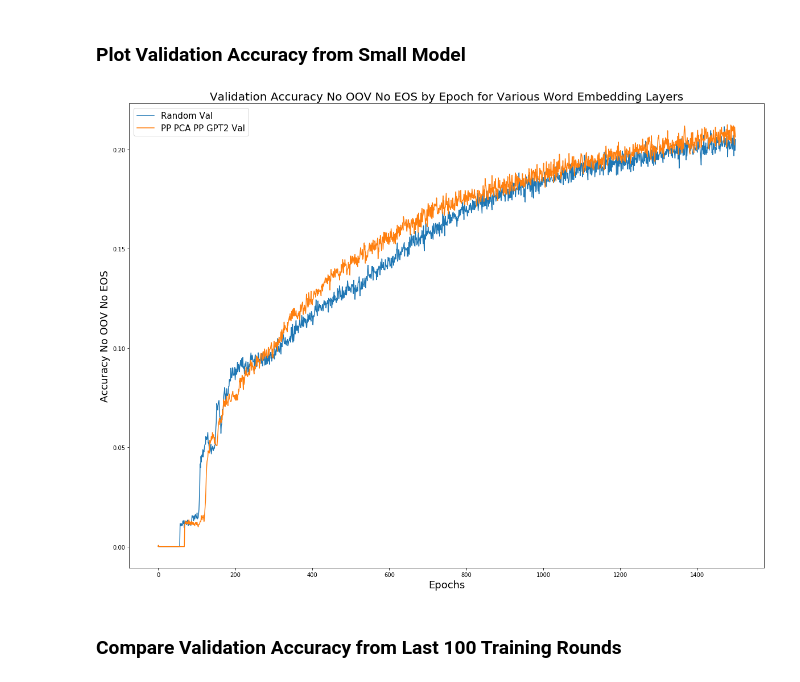
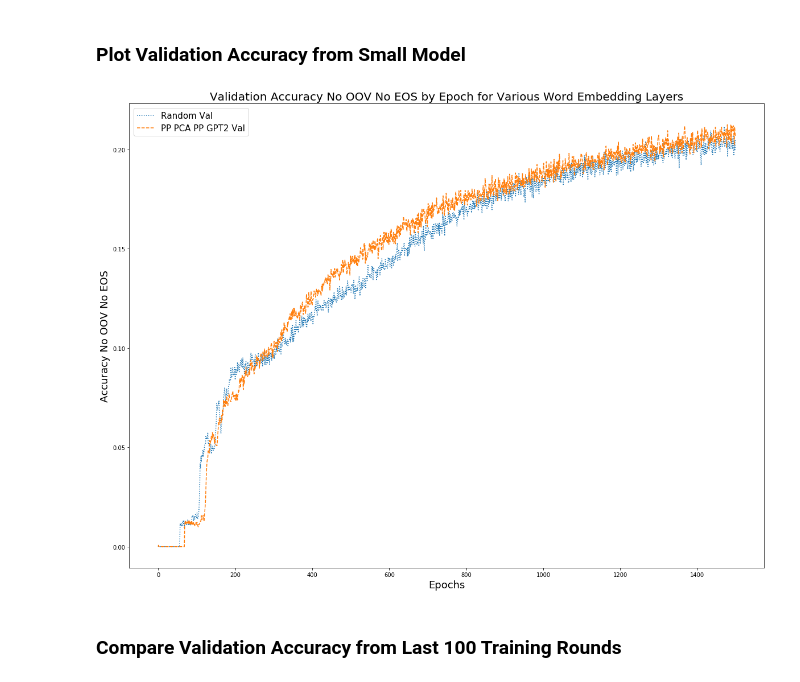
Before and after one commit to federated-learning-experiments/fl-text-models, a Jupyter notebook: notebooks/compare_embedding_layers_adaptive_federated_optimization_baseline.ipynb, the cells around one changed output. Saved outputs shown, nothing was run; the diff lists cells and outputs as text; code cells hidden in the pictures.

Commit message:
add colorblind friendly plotting

```diff
--- a/notebooks/compare_embedding_layers_adaptive_federated_optimization_baseline.ipynb
+++ b/notebooks/compare_embedding_layers_adaptive_federated_optimization_baseline.ipynb
@@ -82,15 +80,15 @@ plt.show()
 ### Plot Validation Accuracy from Small Model
 # %%
 fig, ax = plt.subplots(figsize=(20, 15))
-ax.plot(x_axis, random_val_accuracy, label='Random Val')
-ax.plot(x_axis, pp_pca_pp_gpt2_val_accuracy, label='PP PCA PP GPT2 Val')
+ax.plot(x_axis, random_val_accuracy, label='Random Val', linestyle=':')
+ax.plot(x_axis, pp_pca_pp_gpt2_val_accuracy, label='PP PCA PP GPT2 Val', linestyle='--')
 ax.legend(loc='best', prop={'size': 15})
 plt.title('Validation Accuracy No OOV No EOS by Epoch for Various Word Embedding Layers', fontsize=20)
 plt.xlabel('Epochs', fontsize=18)
 plt.ylabel('Accuracy No OOV No EOS', fontsize=18)
 plt.show()
 # %% [output]
-[figure, old version]
+[figure, new version]
 # %% [markdown]
 ### Compare Validation Accuracy from Last 100 Training Rounds
 # %%
```
Also changed, not shown: parts of 1 cell of this notebook, 1 other file.
